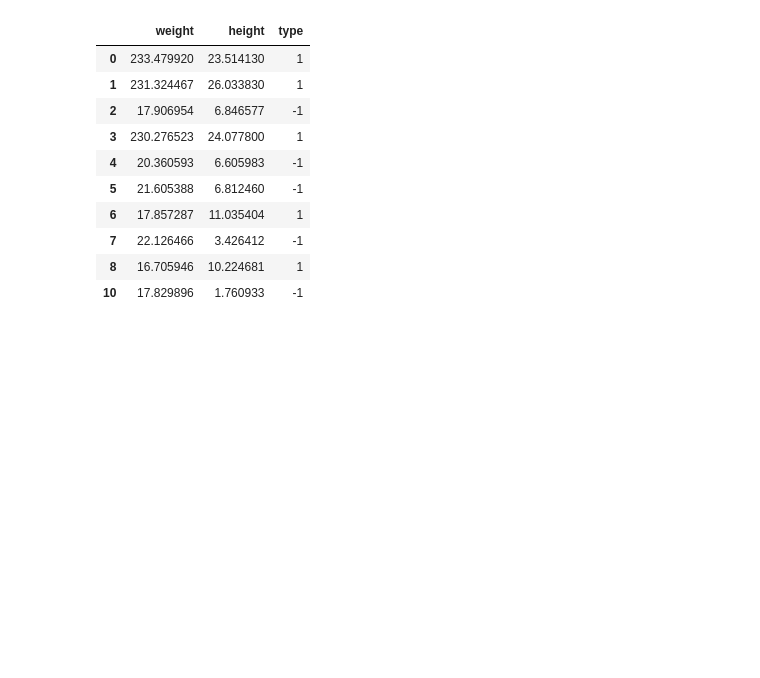
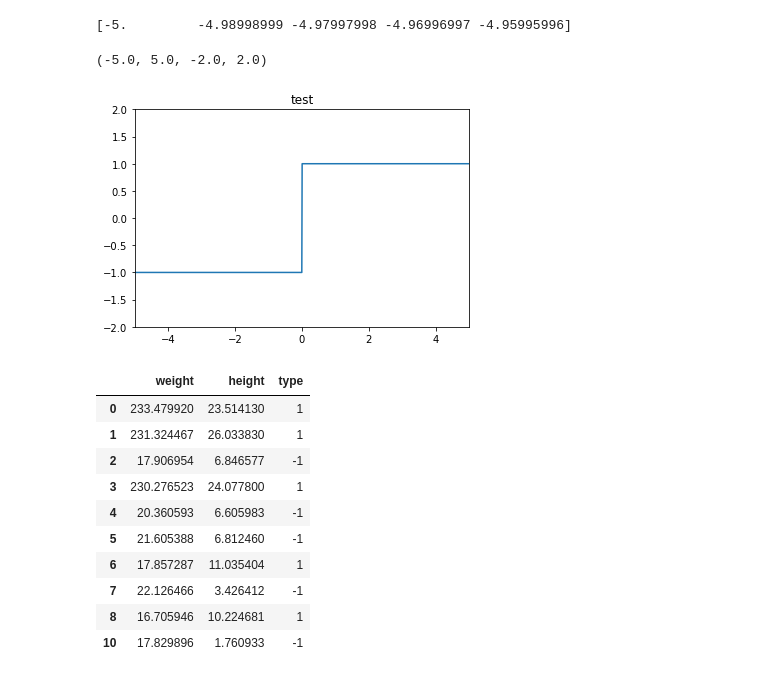
Before and after one commit to JonatanHjelm95/4SemPython, a Jupyter notebook: HandIn11/week11Ex.ipynb, the cells around one changed output. Cells and saved outputs as stored; diff of their text form; code cells hidden in the pictures; blank space fills up the shorter version.

```diff
--- a/HandIn11/week11Ex.ipynb
+++ b/HandIn11/week11Ex.ipynb
@@ -1,11 +1,23 @@
 # %%
 import perceptron as pc
 from sklearn import linear_model
 import pandas as pd
 import matplotlib.pyplot as plt
 import perceptron as pc
 import numpy as np
 #Part one
+
+
+ranges = np.linspace(-5.0, 5.0, num=1000)
+print(ranges[0:5])
+values = [pc.activation_function(i) for i in rnge]
+plt.plot(ranges, values)
+plt.title("test")
+plt.axis([-5, 5, -2, 2])
+# %% [output]
+[-5.         -4.98998999 -4.97997998 -4.96996997 -4.95995996]
+(-5.0, 5.0, -2.0, 2.0)
+[figure, added]
 # %%
 #Part 2: Rodent data
 
```
Also changed, not shown: parts of 1 cell of this notebook.
